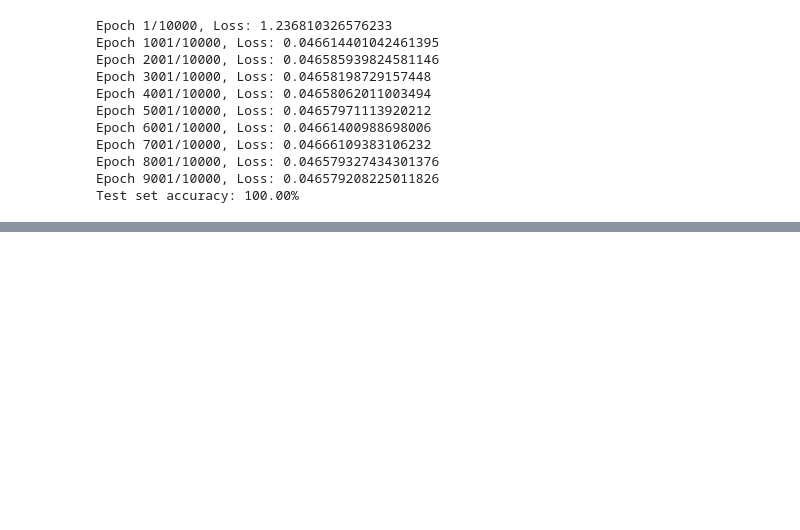
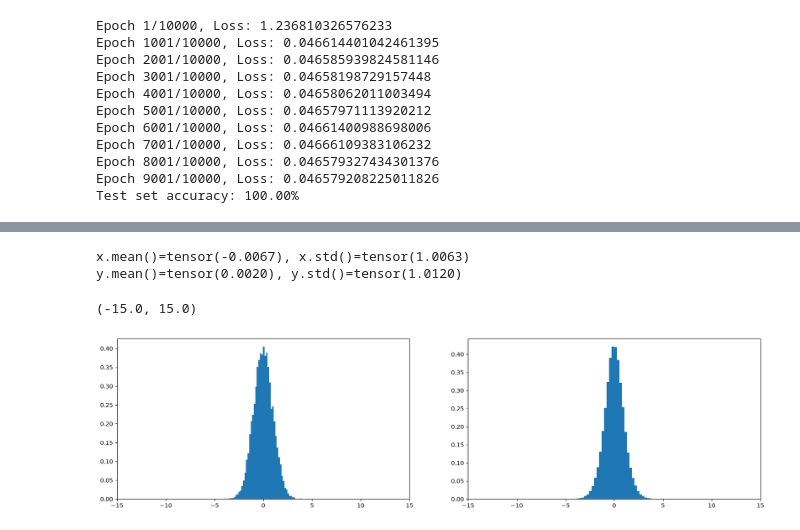
Before and after one commit to vaibhavgarg1982/DSAI-teaching, a Jupyter notebook: 0100_man_grad_des.ipynb, the cells around one changed output, grey strips where cells are left out. Cells and saved outputs as stored; diff of their text form; code cells hidden in the pictures; blank space fills up the shorter version.

```diff
--- a/0100_man_grad_des.ipynb
+++ b/0100_man_grad_des.ipynb
@@ -1130,0 +1136,23 @@ Test set accuracy: 100.00%
+# %%
+import torch
+import matplotlib.pyplot as plt
+fan_in = 10
+gain = 1 # 2**0.5 # \/2 for relu, 1 for tanh, 1 for sigmoid, 1 for linear
+x = torch.randn(1000, fan_in)
+w = torch.randn(fan_in, 200) / fan_in**0.5 * gain
+y = x@w
+# y = torch.nn.ReLU()(y)
+print(f"{x.mean()=}, {x.std()=}")
+print(f"{y.mean()=}, {y.std()=}")
+plt.figure(figsize=(20, 5))
+plt.subplot(1, 2, 1)
+plt.hist(x.view(-1).tolist(), bins=50, density=True);
+plt.xlim(-15, 15)
+plt.subplot(1, 2, 2)
+plt.hist(y.view(-1).tolist(), bins=50, density=True);
+plt.xlim(-15, 15)
+# %% [output]
+x.mean()=tensor(-0.0067), x.std()=tensor(1.0063)
+y.mean()=tensor(0.0020), y.std()=tensor(1.0120)
+(-15.0, 15.0)
+[figure, added]
```
Also changed, not shown: parts of 1 cell of this notebook.
